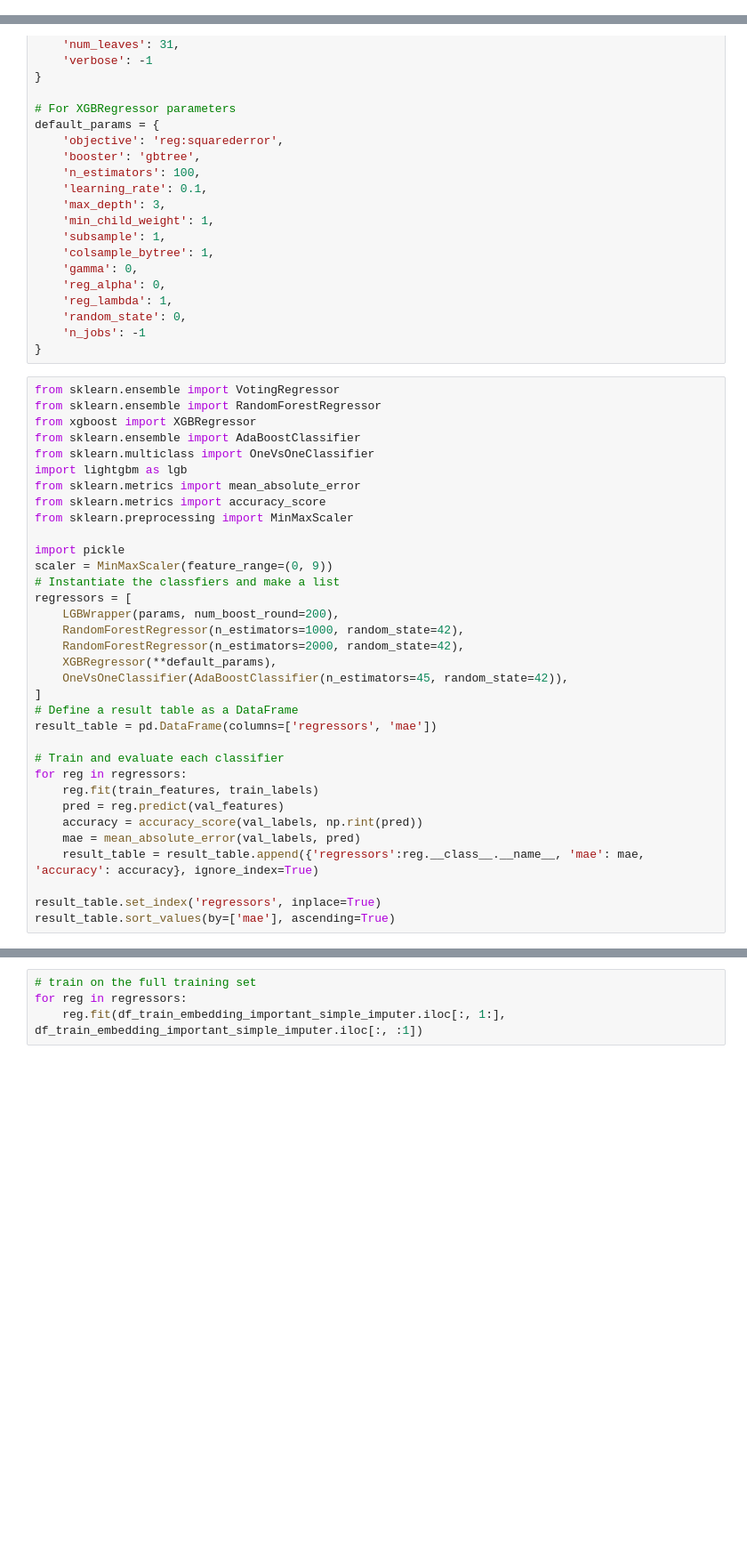
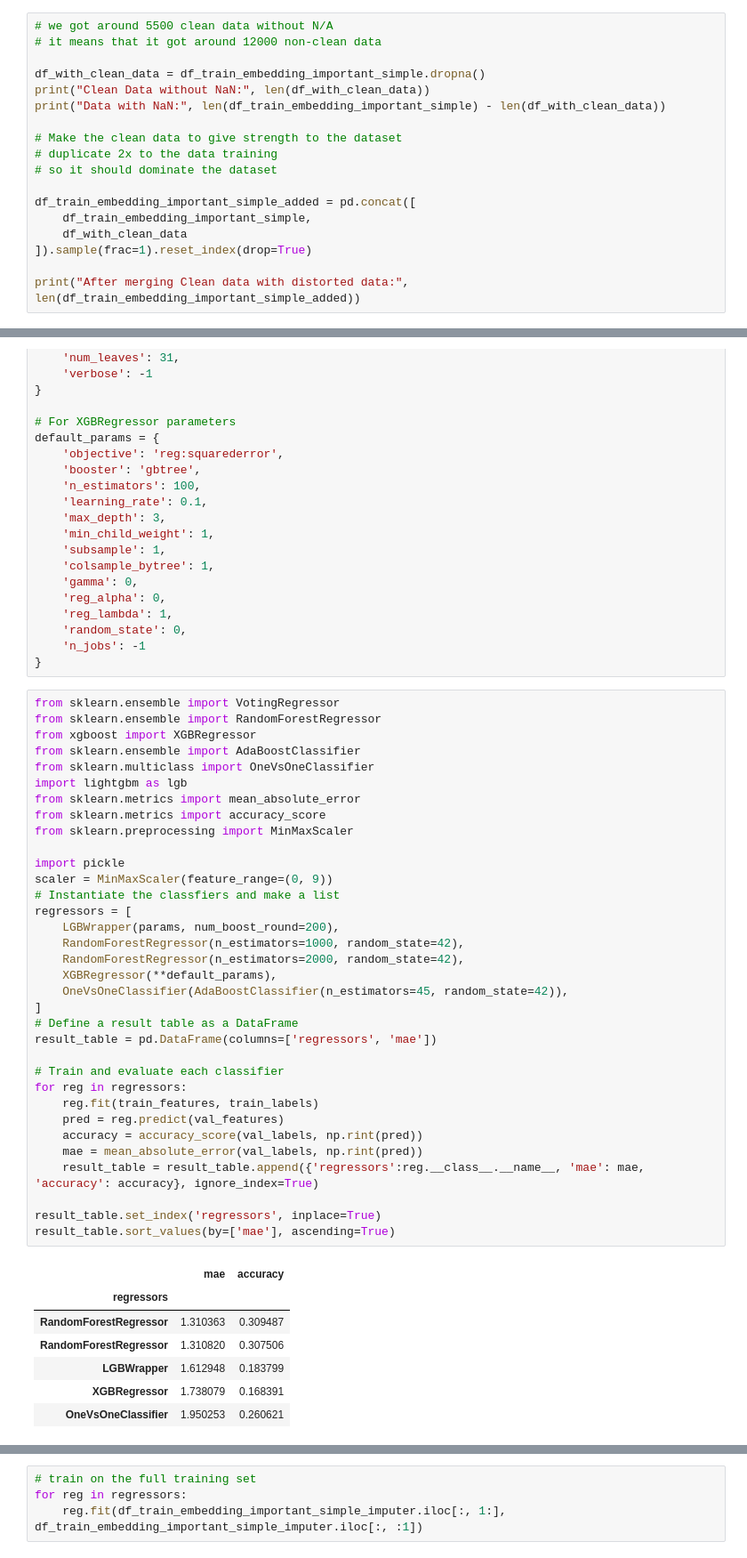
Before and after one commit to sormazabal/Konfusion, a Jupyter notebook: Adin-CascadeLearning.ipynb, the cells around one changed output, grey strips where cells are left out. Shown at 89% size. Drawn from its saved outputs; the diff is of its cells as text; blank space fills up the shorter version.

Commit message:
using np.rint(pred) to get crisp value on calculating MAE

```diff
--- a/Adin-CascadeLearning.ipynb
+++ b/Adin-CascadeLearning.ipynb
@@ -176,0 +200,18 @@ corr_matrix_with_threshold(df_train_embedding_important_simple, 0.01)
+# %%
+# we got around 5500 clean data without N/A
+# it means that it got around 12000 non-clean data
+
+df_with_clean_data = df_train_embedding_important_simple.dropna()
+print("Clean Data without NaN:", len(df_with_clean_data))
+print("Data with NaN:", len(df_train_embedding_important_simple) - len(df_with_clean_data))
+
+# Make the clean data to give strength to the dataset
+# duplicate 2x to the data training
+# so it should dominate the dataset
+
+df_train_embedding_important_simple_added = pd.concat([
+    df_train_embedding_important_simple,
+    df_with_clean_data
+]).sample(frac=1).reset_index(drop=True)
+
+print("After merging Clean data with distorted data:", len(df_train_embedding_important_simple_added))
@@ -268,32 +371,40 @@ from sklearn.ensemble import RandomForestRegressor
 from xgboost import XGBRegressor
 from sklearn.ensemble import AdaBoostClassifier
 from sklearn.multiclass import OneVsOneClassifier
 import lightgbm as lgb
 from sklearn.metrics import mean_absolute_error
 from sklearn.metrics import accuracy_score
 from sklearn.preprocessing import MinMaxScaler
 
 import pickle
 scaler = MinMaxScaler(feature_range=(0, 9))
 # Instantiate the classfiers and make a list
 regressors = [
     LGBWrapper(params, num_boost_round=200),
     RandomForestRegressor(n_estimators=1000, random_state=42),
     RandomForestRegressor(n_estimators=2000, random_state=42),
     XGBRegressor(**default_params),
     OneVsOneClassifier(AdaBoostClassifier(n_estimators=45, random_state=42)),
 ]
 # Define a result table as a DataFrame
 result_table = pd.DataFrame(columns=['regressors', 'mae'])
 
 # Train and evaluate each classifier
 for reg in regressors:
     reg.fit(train_features, train_labels)
     pred = reg.predict(val_features)
     accuracy = accuracy_score(val_labels, np.rint(pred))
-    mae = mean_absolute_error(val_labels, pred)
+    mae = mean_absolute_error(val_labels, np.rint(pred))
     result_table = result_table.append({'regressors':reg.__class__.__name__, 'mae': mae, 'accuracy': accuracy}, ignore_index=True)
 
 result_table.set_index('regressors', inplace=True)
 result_table.sort_values(by=['mae'], ascending=True)
+# %% [output]
+|  | mae | accuracy |
+| regressors |  |  |
+| RandomForestRegressor | 1.310363 | 0.309487 |
+| RandomForestRegressor | 1.310820 | 0.307506 |
+| LGBWrapper | 1.612948 | 0.183799 |
+| XGBRegressor | 1.738079 | 0.168391 |
+| OneVsOneClassifier | 1.950253 | 0.260621 |
 # %%
```
Also changed, not shown: parts of 14 cells of this notebook.
